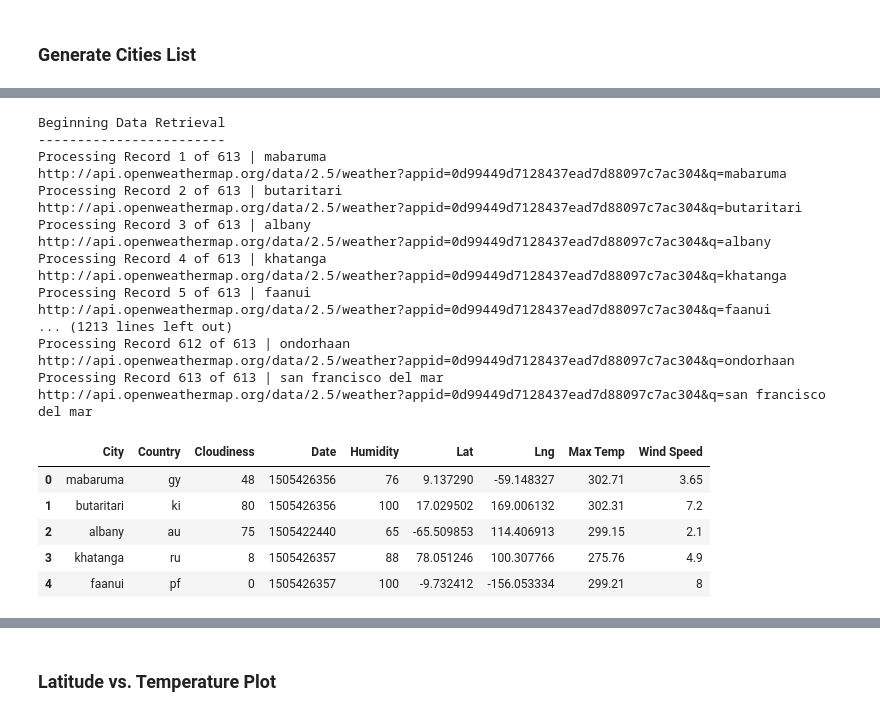
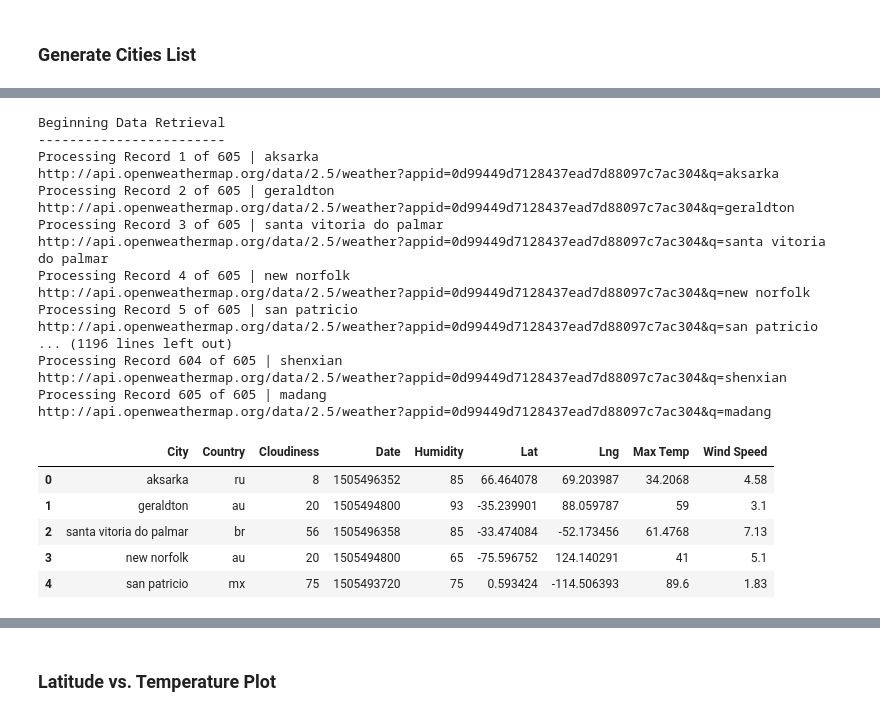
Before and after one commit to Slavin22/WeatherPy, a Jupyter notebook: WeatherPy.ipynb, the cells around one changed output, grey strips where cells are left out. Cells and saved outputs as stored; diff of their text form; code cells hidden in the pictures.

```diff
--- a/WeatherPy.ipynb
+++ b/WeatherPy.ipynb
@@ -71,51 +71,51 @@ city_data.head()
 # %%
 # Fill Weather Data for each city
 counter = 0
 
 print("Beginning Data Retrieval")
 print("------------------------")
 
 for index, row in city_data.iterrows():
-    try:
+    #try:
         city_url = weather_url + weather_key + row["City"]
         print("Processing Record " + str(counter+1) + " of " + str(len(city_data)) + " | " + row["City"])
         print(city_url)
         city_response = requests.get(city_url)
         city_json = city_response.json()
         city_data.set_value(counter, "Cloudiness", city_json["clouds"]["all"])
         city_data.set_value(counter, "Date", city_json["dt"])
         city_data.set_value(counter, "Humidity", city_json["main"]["humidity"])
-        city_data.set_value(counter, "Max Temp", city_json["main"]["temp_max"])
+        city_data.set_value(counter, "Max Temp", (city_json["main"]["temp_max"] * 9/5 - 459.67))
         city_data.set_value(counter, "Wind Speed", city_json["wind"]["speed"])
         counter = counter + 1
-        time.sleep(.1)
-    except:
-        print("Error: skip city and continue")
-        counter = counter + 1
+        time.sleep(1)
+    #except:
+        #print("Error: skip city and continue")
+        #counter = counter + 1
 
 city_data.head()
 # %% [output]
 Beginning Data Retrieval
 ------------------------
-Processing Record 1 of 613 | mabaruma
-http://api.openweathermap.org/data/2.5/weather?appid=0d99449d7128437ead7d88097c7ac304&q=mabaruma
-Processing Record 2 of 613 | butaritari
-http://api.openweathermap.org/data/2.5/weather?appid=0d99449d7128437ead7d88097c7ac304&q=butaritari
-Processing Record 3 of 613 | albany
-http://api.openweathermap.org/data/2.5/weather?appid=0d99449d7128437ead7d88097c7ac304&q=albany
-Processing Record 4 of 613 | khatanga
-http://api.openweathermap.org/data/2.5/weather?appid=0d99449d7128437ead7d88097c7ac304&q=khatanga
-Processing Record 5 of 613 | faanui
-http://api.openweathermap.org/data/2.5/weather?appid=0d99449d7128437ead7d88097c7ac304&q=faanui
-... (1213 lines left out)
-Processing Record 612 of 613 | ondorhaan
-http://api.openweathermap.org/data/2.5/weather?appid=0d99449d7128437ead7d88097c7ac304&q=ondorhaan
-Processing Record 613 of 613 | san francisco del mar
-http://api.openweathermap.org/data/2.5/weather?appid=0d99449d7128437ead7d88097c7ac304&q=san francisco del mar
+Processing Record 1 of 605 | aksarka
+http://api.openweathermap.org/data/2.5/weather?appid=0d99449d7128437ead7d88097c7ac304&q=aksarka
+Processing Record 2 of 605 | geraldton
+http://api.openweathermap.org/data/2.5/weather?appid=0d99449d7128437ead7d88097c7ac304&q=geraldton
+Processing Record 3 of 605 | santa vitoria do palmar
+http://api.openweathermap.org/data/2.5/weather?appid=0d99449d7128437ead7d88097c7ac304&q=santa vitoria do palmar
+Processing Record 4 of 605 | new norfolk
+http://api.openweathermap.org/data/2.5/weather?appid=0d99449d7128437ead7d88097c7ac304&q=new norfolk
+Processing Record 5 of 605 | san patricio
+http://api.openweathermap.org/data/2.5/weather?appid=0d99449d7128437ead7d88097c7ac304&q=san patricio
+... (1196 lines left out)
+Processing Record 604 of 605 | shenxian
+http://api.openweathermap.org/data/2.5/weather?appid=0d99449d7128437ead7d88097c7ac304&q=shenxian
+Processing Record 605 of 605 | madang
+http://api.openweathermap.org/data/2.5/weather?appid=0d99449d7128437ead7d88097c7ac304&q=madang
 |  | City | Country | Cloudiness | Date | Humidity | Lat | Lng | Max Temp | Wind Speed |
-| 0 | mabaruma | gy | 48 | 1505426356 | 76 | 9.137290 | -59.148327 | 302.71 | 3.65 |
-| 1 | butaritari | ki | 80 | 1505426356 | 100 | 17.029502 | 169.006132 | 302.31 | 7.2 |
-| 2 | albany | au | 75 | 1505422440 | 65 | -65.509853 | 114.406913 | 299.15 | 2.1 |
-| 3 | khatanga | ru | 8 | 1505426357 | 88 | 78.051246 | 100.307766 | 275.76 | 4.9 |
-| 4 | faanui | pf | 0 | 1505426357 | 100 | -9.732412 | -156.053334 | 299.21 | 8 |
+| 0 | aksarka | ru | 8 | 1505496352 | 85 | 66.464078 | 69.203987 | 34.2068 | 4.58 |
+| 1 | geraldton | au | 20 | 1505494800 | 93 | -35.239901 | 88.059787 | 59 | 3.1 |
+| 2 | santa vitoria do palmar | br | 56 | 1505496358 | 85 | -33.474084 | -52.173456 | 61.4768 | 7.13 |
+| 3 | new norfolk | au | 20 | 1505494800 | 65 | -75.596752 | 124.140291 | 41 | 5.1 |
+| 4 | san patricio | mx | 75 | 1505493720 | 75 | 0.593424 | -114.506393 | 89.6 | 1.83 |
 # %%
```
Also changed, not shown: parts of 8 cells of this notebook, 7 other files.
